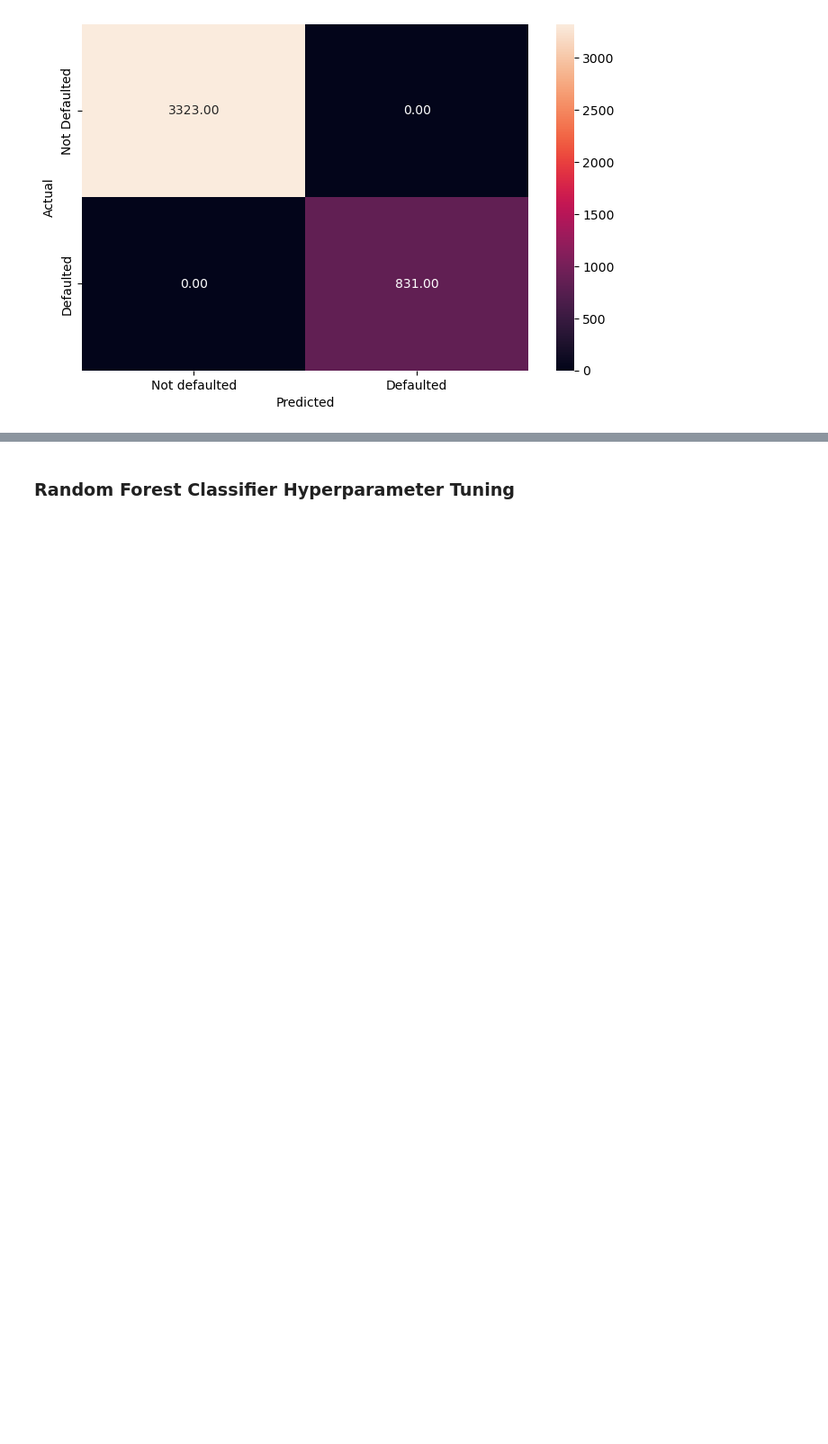
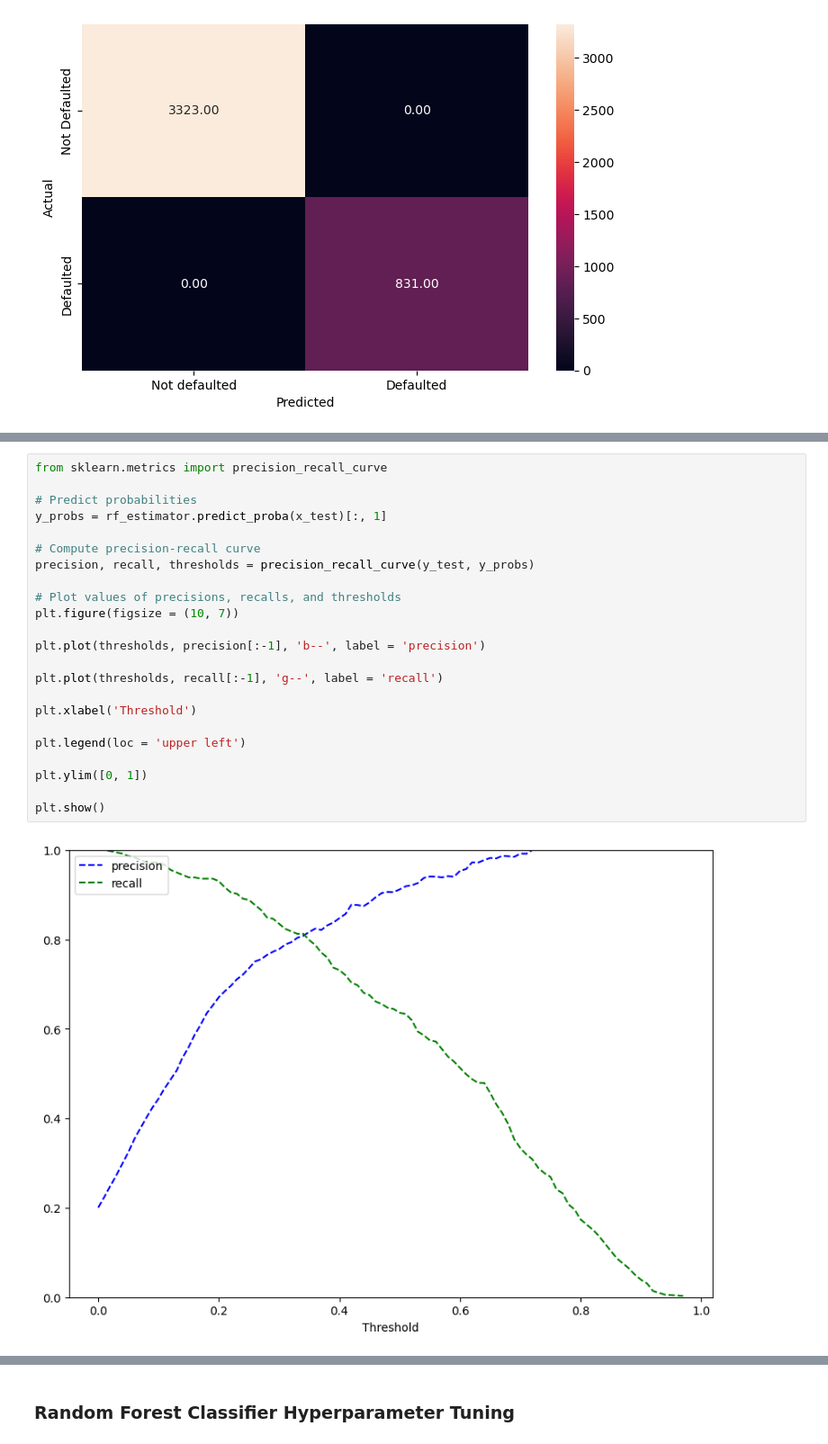
Before and after one commit to vmagar1729/analytiqbit, a Jupyter notebook: notebooks/Capstone_Project_Reference_Notebook_Loan_Default_Prediction_Full_Code.ipynb, the cells around one changed output, grey strips where cells are left out. Shown at 90% size. Saved outputs shown, nothing was run; the diff lists cells and outputs as text; blank space fills up the shorter version.

```diff
--- a/notebooks/Capstone_Project_Reference_Notebook_Loan_Default_Prediction_Full_Code.ipynb
+++ b/notebooks/Capstone_Project_Reference_Notebook_Loan_Default_Prediction_Full_Code.ipynb
@@ -2100,3 +2110,28 @@ Total expected profit: 5562512.65485 with confidence of: 0.9221381634372368
    macro avg       0.92      0.81      0.85      1781
 weighted avg       0.92      0.92      0.91      1781
 [figure]
+# %%
+from sklearn.metrics import precision_recall_curve
+
+# Predict probabilities
+y_probs = rf_estimator.predict_proba(x_test)[:, 1]
+
+# Compute precision-recall curve
+precision, recall, thresholds = precision_recall_curve(y_test, y_probs)
+
+# Plot values of precisions, recalls, and thresholds
+plt.figure(figsize = (10, 7))
+
+plt.plot(thresholds, precision[:-1], 'b--', label = 'precision')
+
+plt.plot(thresholds, recall[:-1], 'g--', label = 'recall')
+
+plt.xlabel('Threshold')
+
+plt.legend(loc = 'upper left')
+
+plt.ylim([0, 1])
+
+plt.show()
+# %% [output]
+[figure, added]
```
Also changed, not shown: parts of 13 cells of this notebook.
